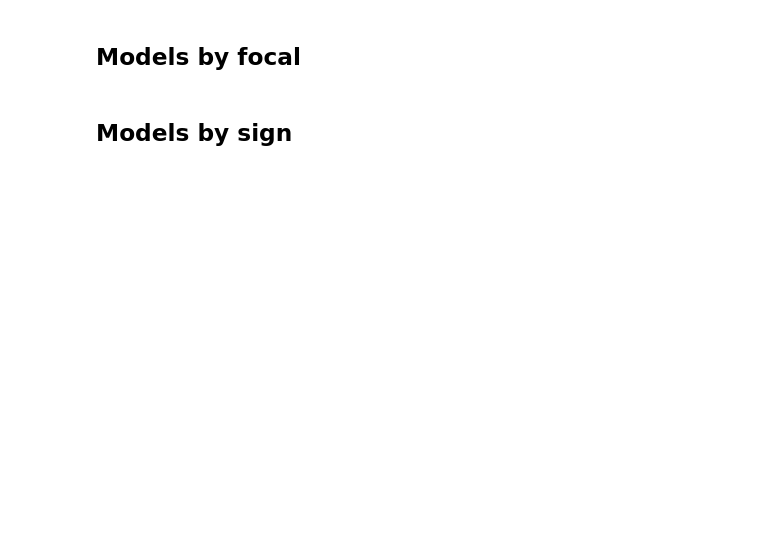
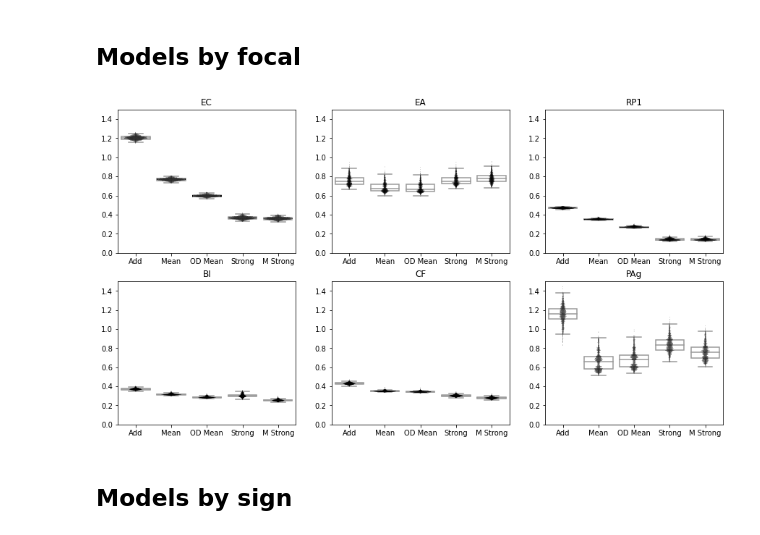
Before and after one commit to amichaibk/community_effects, a Jupyter notebook: Bootstrapping_RMSEs.ipynb, the cells around one changed output. Saved outputs shown, nothing was run; the diff lists cells and outputs as text; code cells hidden in the pictures; blank space fills up the shorter version.

```diff
--- a/Bootstrapping_RMSEs.ipynb
+++ b/Bootstrapping_RMSEs.ipynb
@@ -364,5 +412,26 @@ for effects_df in merged_effects_dict.values():
                                                                         effects_df3['combined_effect']))**0.5)/iqr)
 
     counter+=1
+# %%
+fig, axes = plt.subplots(2,3,figsize=(15,8))
+
+sp_counter=1
+for f in effects_df.focal.unique():
+    data=k2_summ_focal_df.loc[:, k2_summ_focal_df.columns.str.startswith(f)].melt()
+    g=plt.subplot(2, 3, sp_counter)
+
+    g=sns.boxplot(data=data, x='variable', y='value',color='white', fliersize=0)
+    g=sns.swarmplot(data=data, x='variable', y='value',size=0.5, color='black')
+    g.set_title(f)
+    g.set_xticklabels(["Add","Mean","OD Mean","Strong", "M Strong"])
+    g.set_xlabel("")
+    g.set_ylabel("")
+    g.set_ylim(0,1.5)
+#     add_stat_annotation(g, data=data, x="variable", y="value",
+#                        box_pairs=list(itertools.combinations(list(k2_summ_focal_df.loc[:, k2_summ_focal_df.columns.str.startswith(f)]),2)),
+#                        test='Mann-Whitney', text_format='simple', verbose=2, comparisons_correction=None)
+    sp_counter+=1
+# %% [output]
+[figure, added]
 # %% [markdown]
 ## Models by sign
```
Also changed, not shown: parts of 15 cells of this notebook, 25 other files.
